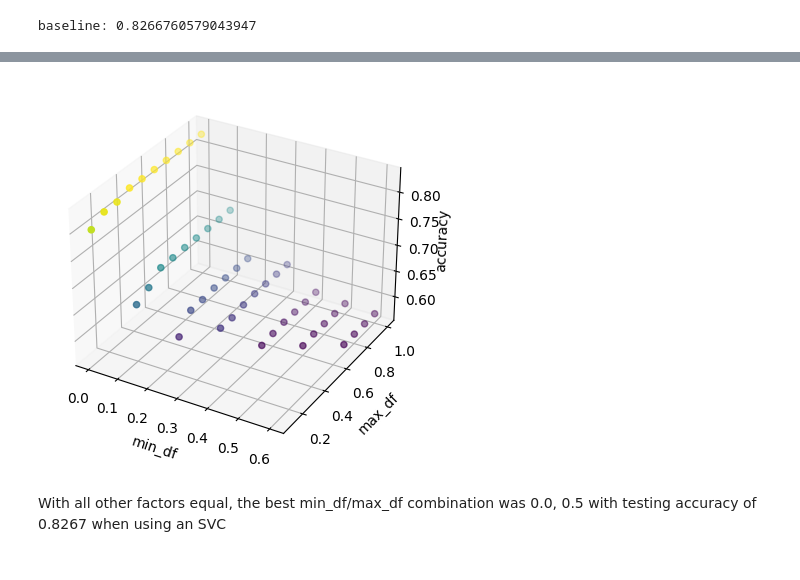
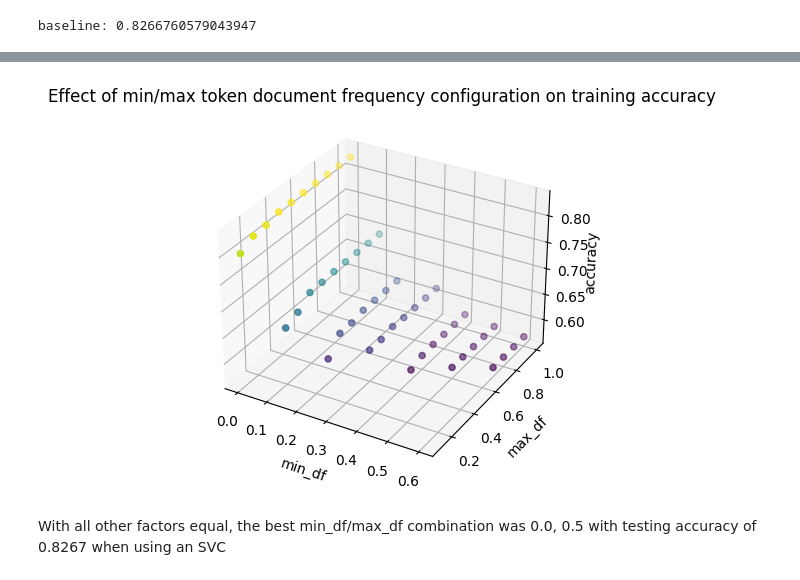
Before and after one commit to andlrutt/cs425-final-project, a Jupyter notebook: main.ipynb, the cells around one changed output, grey strips where cells are left out. Cells and saved outputs as stored; diff of their text form; code cells hidden in the pictures.

```diff
--- a/main.ipynb
+++ b/main.ipynb
@@ -126,17 +120,17 @@ min_df: 0.6, max_df: 1.0: 0.5720005189894534
 # %%
 from mpl_toolkits import mplot3d
 import matplotlib.pyplot as plt
 fig = plt.figure()
 ax = plt.axes(projection='3d')
 ax.scatter3D(x_graph, y_graph, z_graph, c=z_graph);
 ax.set_xlabel('min_df')
 ax.set_ylabel('max_df')
 ax.set_zlabel('accuracy', rotation=90)
 ax.zaxis.labelpad=-1
-plt.title("effect of min/max document frequency
+plt.title("Effect of min/max token document frequency configuration on training accuracy")
 plt.show()
 # %% [output]
-[figure, old version]
+[figure, new version]
 # %% [markdown]
 With all other factors equal, the best min_df/max_df combination was 0.0, 0.5 with testing accuracy of 0.8267 when using an SVC
 # %%
```
Also changed, not shown: parts of 32 cells of this notebook.
